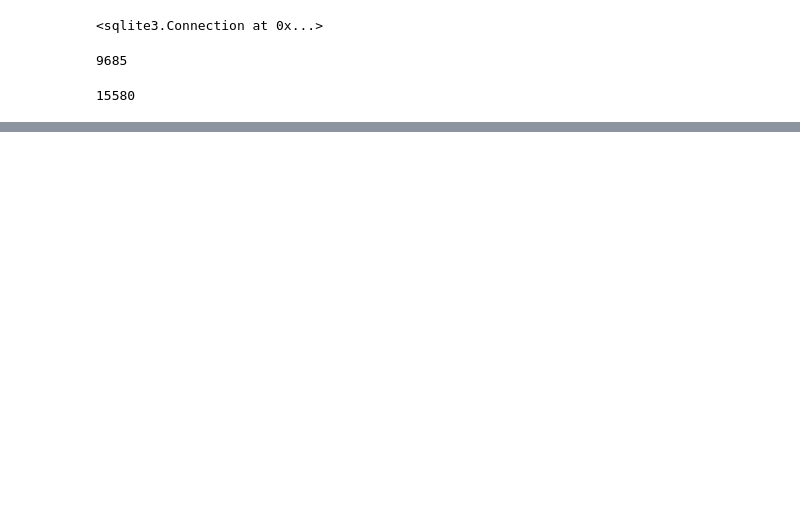
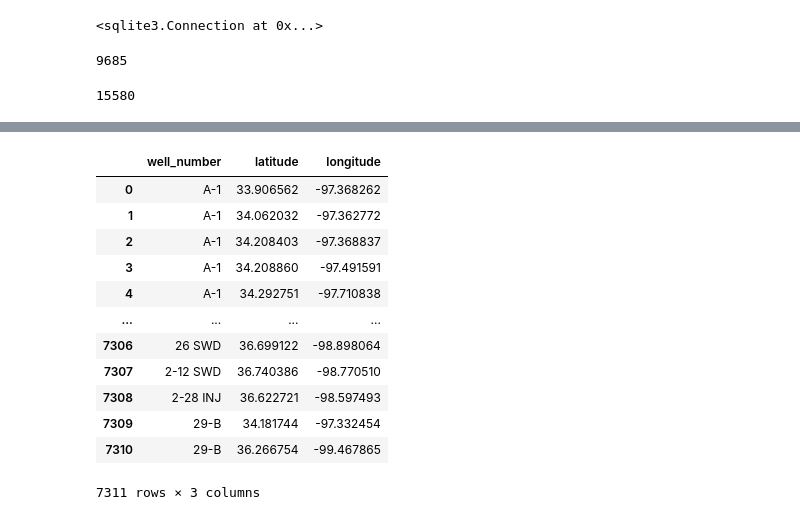
Before and after one commit to JulieGambill/Wastewater_And_Seismic_Activity, a Jupyter notebook: notebooks/database.ipynb, the cells around one changed output, grey strips where cells are left out. Cells and saved outputs as stored; diff of their text form; code cells hidden in the pictures; blank space fills up the shorter version.

```diff
--- a/notebooks/database.ipynb
+++ b/notebooks/database.ipynb
@@ -53,0 +87,24 @@ pd.read_sql("SELECT name FROM sqlite_master WHERE type= 'table';", conn)
+# %%
+# Oklahoma injection well locations
+query2 = """SELECT DISTINCT
+    well_locations.well_number, well_locations.latitude, well_locations.longitude
+FROM well_locations
+JOIN orders ON orders.well_number = well_locations.well_number
+WHERE orders.year BETWEEN 2010 AND 2016
+"""
+result2 = pd.read_sql(query2, conn)
+result2
+# %% [output]
+|  | well_number | latitude | longitude |
+| 0 | A-1 | 33.906562 | -97.368262 |
+| 1 | A-1 | 34.062032 | -97.362772 |
+| 2 | A-1 | 34.208403 | -97.368837 |
+| 3 | A-1 | 34.208860 | -97.491591 |
+| 4 | A-1 | 34.292751 | -97.710838 |
+| ... | ... | ... | ... |
+| 7306 | 26 SWD | 36.699122 | -98.898064 |
+| 7307 | 2-12 SWD | 36.740386 | -98.770510 |
+| 7308 | 2-28 INJ | 36.622721 | -98.597493 |
+| 7309 | 29-B | 34.181744 | -97.332454 |
+| 7310 | 29-B | 36.266754 | -99.467865 |
+7311 rows × 3 columns
```
Also changed, not shown: parts of 7 cells of this notebook, 20 other files.
